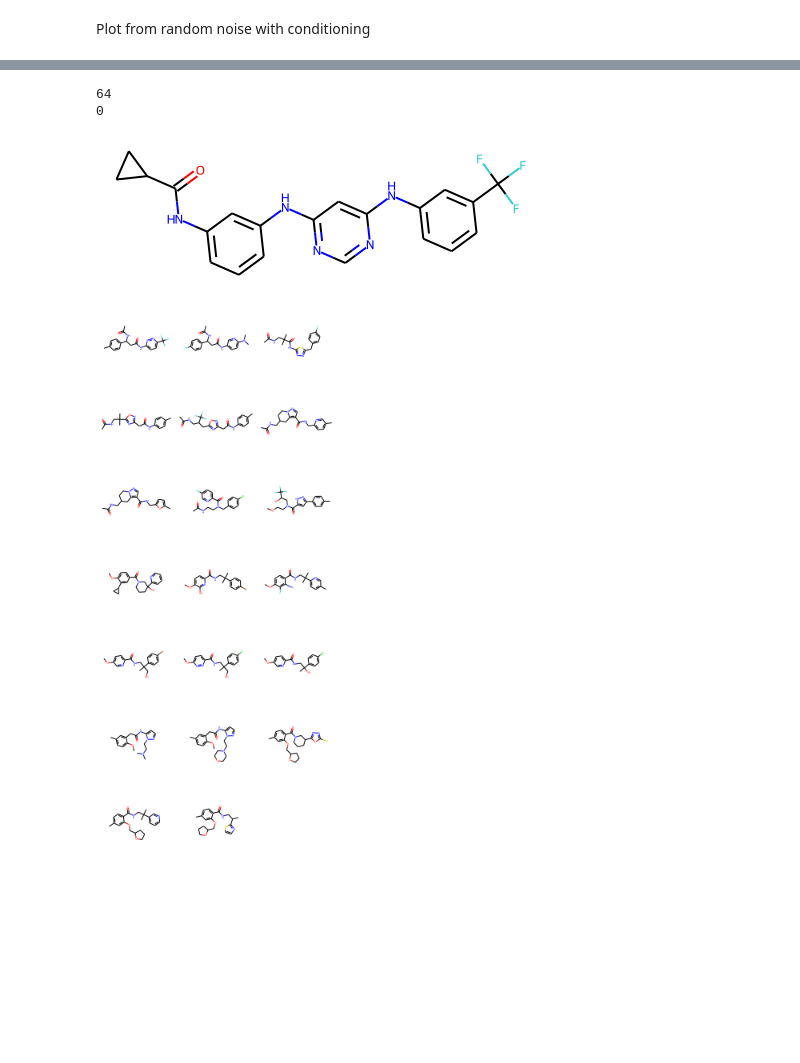
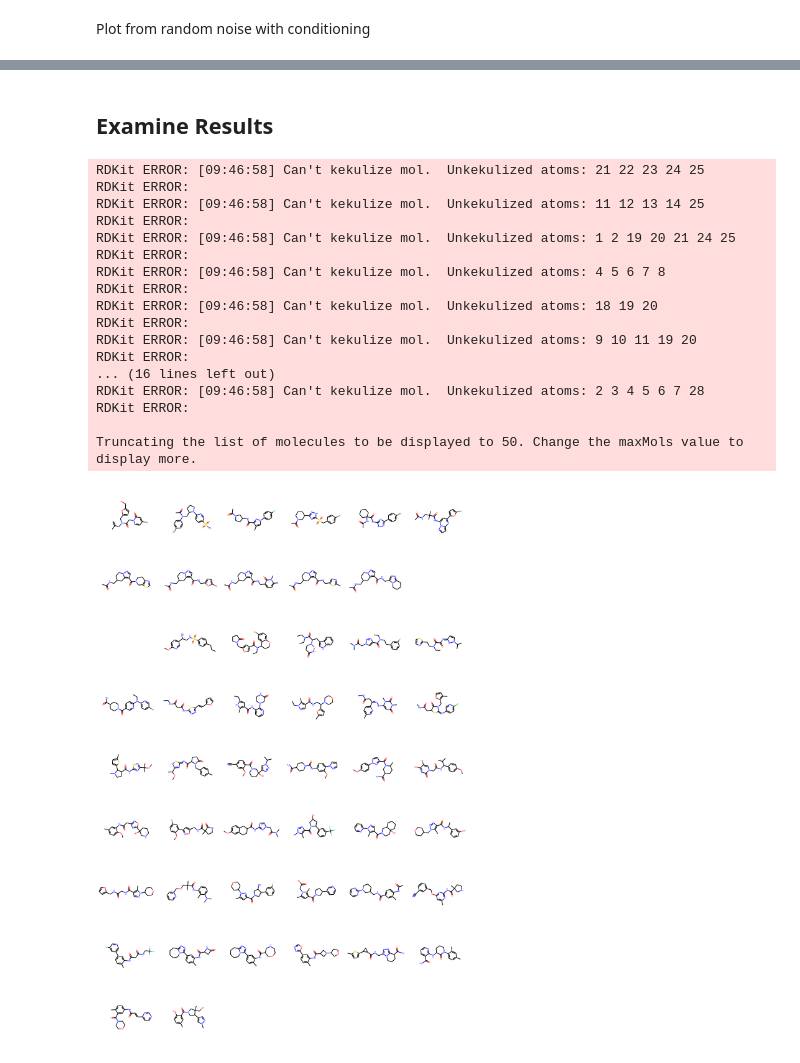
Before and after one commit to cmwoodley/diffdream, a Jupyter notebook: notebooks/notebook_2.ipynb, the cells around one changed output, grey strips where cells are left out. Saved outputs shown, nothing was run; the diff lists cells and outputs as text; code cells hidden in the pictures; blank space fills up the shorter version.

```diff
--- a/notebooks/notebook_2.ipynb
+++ b/notebooks/notebook_2.ipynb
@@ -250,0 +264,2 @@ for i in range(24):
+# %%
+input_smiles = "O=C(N)C1=C(C2=CC(CCC(O)=O)=CC=C2)C=C(CC3=CC=CC=C3)C=C1"
@@ -324,29 +336,0 @@ vocab_c2i_v1 = {vocab_i2c_v1[i]: i for i in vocab_i2c_v1}
-# %%
-# pred = torch.randn(noise_pred.shape)
-
-pred = noise_pred
-
-encoderCNN.to("cpu")
-decoder.to("cpu")
-pred = pred.to("cpu")
-
-smiles_gen = []
-for predict in pred:
-    embedding = encoderCNN(predict.reshape(-1,5,24,24,24))
-    # embedding = encoderCNN(torch.tensor(x_ref).reshape(-1,5,24,24,24))
-
-    captions = decoder.sample(embedding)
-    captions = [captions]
-
-    gen_smiles = []
-    for sample in captions:
-        csmile = ""
-        for xchar in sample[0:]:
-            if xchar == 1:
-                continue
-            if xchar == 2:
-                break
-            csmile += [i for i in vocab_c2i_v1 if vocab_c2i_v1[i]==xchar][0]
-        gen_smiles.append(csmile)
-
-    smiles_gen = smiles_gen+gen_smiles
@@ -355,19 +337,26 @@ baseline_noise = smiles_gen
-# %%
-print(len(smiles_gen))
-
-smiles_gen = [a for a in smiles_gen if a not in baseline_noise]
-print(len(smiles_gen))
-# %% [output]
-64
-0
-# %%
-Chem.MolFromSmiles("C1CC1C(=O)NC2=CC=CC(=C2)NC3=NC=NC(=C3)NC4=CC=CC(=C4)C(F)(F)F")
-# %% [output]
-[figure, removed]
+# %% [markdown]
+## Examine Results
 # %%
 from rdkit import Chem
 
-mols = [Chem.MolFromSmiles(x) for x in np.unique(np.array(smiles_gen))]
-Chem.Draw.MolsToGridImage(mols)
+mols = [Chem.MolFromSmiles(x) for x in smiles_gen]
+Chem.Draw.MolsToGridImage(mols, molsPerRow=6)
 # %% [output]
+RDKit ERROR: [09:46:58] Can't kekulize mol.  Unkekulized atoms: 21 22 23 24 25
+RDKit ERROR:
+RDKit ERROR: [09:46:58] Can't kekulize mol.  Unkekulized atoms: 11 12 13 14 25
+RDKit ERROR:
+RDKit ERROR: [09:46:58] Can't kekulize mol.  Unkekulized atoms: 1 2 19 20 21 24 25
+RDKit ERROR:
+RDKit ERROR: [09:46:58] Can't kekulize mol.  Unkekulized atoms: 4 5 6 7 8
+RDKit ERROR:
+RDKit ERROR: [09:46:58] Can't kekulize mol.  Unkekulized atoms: 18 19 20
+RDKit ERROR:
+RDKit ERROR: [09:46:58] Can't kekulize mol.  Unkekulized atoms: 9 10 11 19 20
+RDKit ERROR:
+... (16 lines left out)
+RDKit ERROR: [09:46:58] Can't kekulize mol.  Unkekulized atoms: 2 3 4 5 6 7 28
+RDKit ERROR:
+
+Truncating the list of molecules to be displayed to 50. Change the maxMols value to display more.
-[figure, old version]
+[figure, new version]
```
Also changed, not shown: parts of 20 cells of this notebook, 4 other files.
